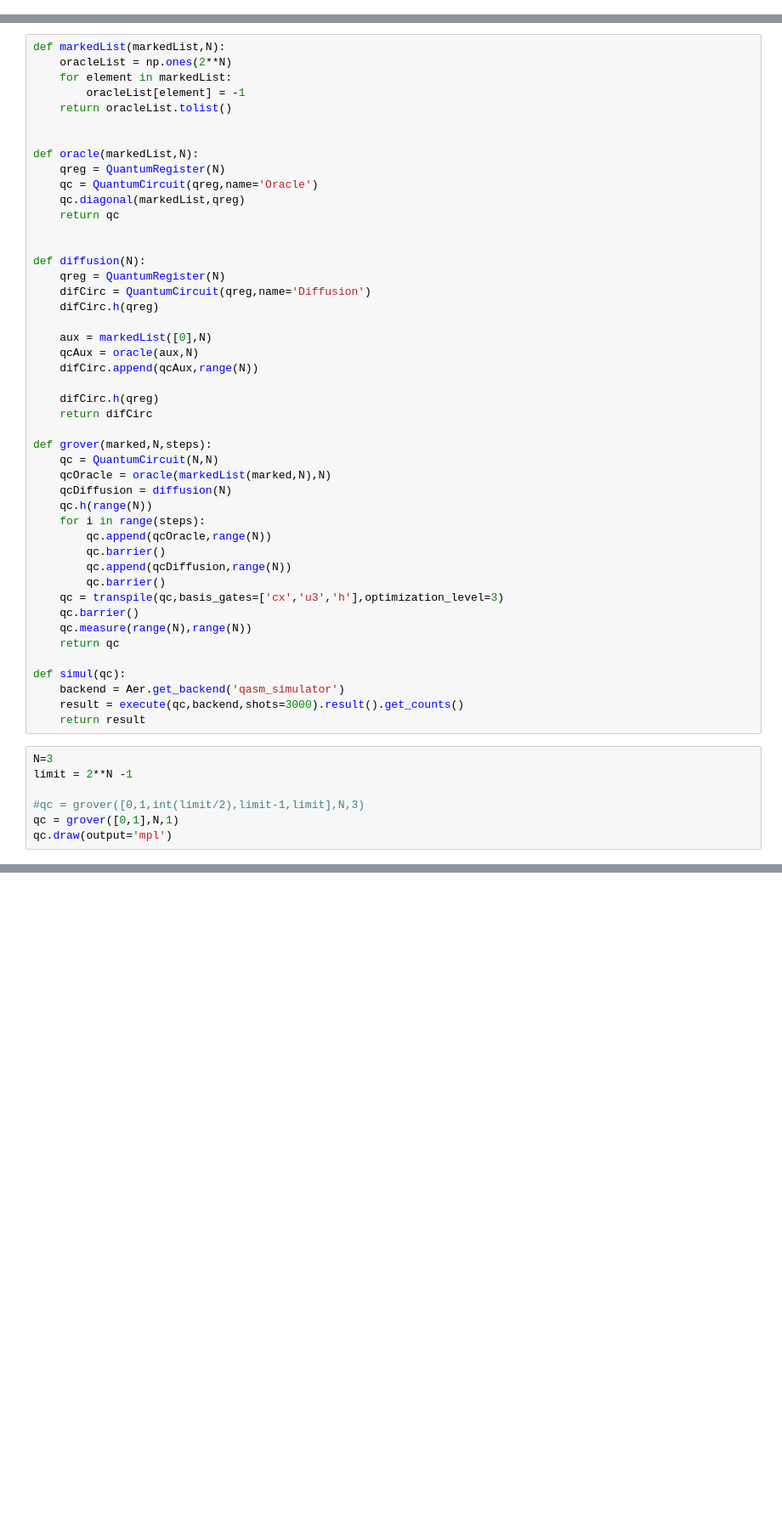
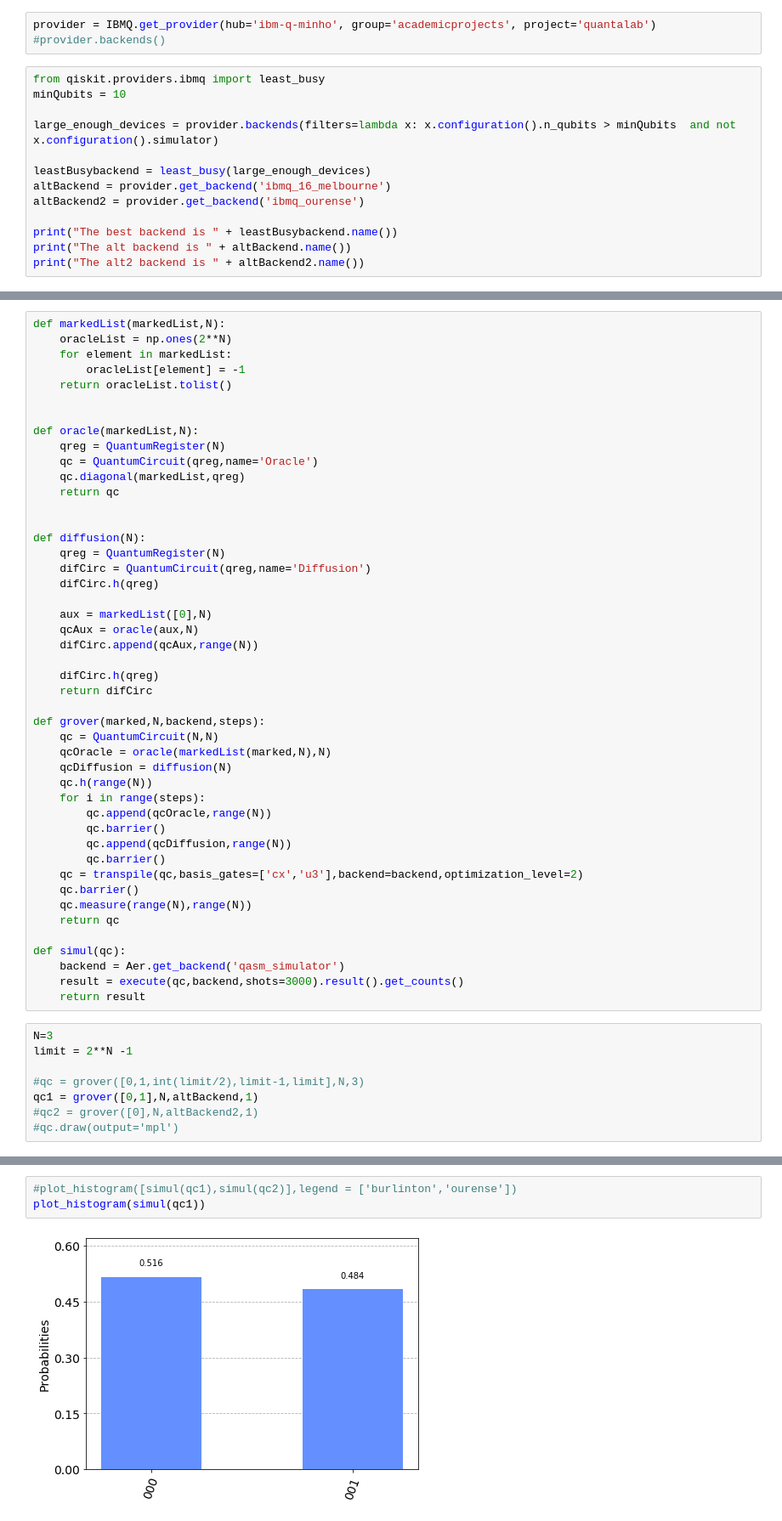
Before and after one commit to JaimePSantos/Dissertation-Tex-Code, a Jupyter notebook: Coding/Qiskit/Search/Grover.ipynb, the cells around one changed output, grey strips where cells are left out. Shown at 85% size. Drawn from its saved outputs; the diff is of its cells as text; blank space fills up the shorter version.

```diff
--- a/Coding/Qiskit/Search/Grover.ipynb
+++ b/Coding/Qiskit/Search/Grover.ipynb
@@ -8,0 +29,16 @@ from qiskit.tools.monitor import job_monitor
+# %%
+provider = IBMQ.get_provider(hub='ibm-q-minho', group='academicprojects', project='quantalab')
+#provider.backends()
+# %%
+from qiskit.providers.ibmq import least_busy
+minQubits = 10
+
+large_enough_devices = provider.backends(filters=lambda x: x.configuration().n_qubits > minQubits  and not x.configuration().simulator)
+
+leastBusybackend = least_busy(large_enough_devices)
+altBackend = provider.get_backend('ibmq_16_melbourne')
+altBackend2 = provider.get_backend('ibmq_ourense')
+
+print("The best backend is " + leastBusybackend.name())
+print("The alt backend is " + altBackend.name())
+print("The alt2 backend is " + altBackend2.name())
@@ -33,7 +73,7 @@ def diffusion(N):
     difCirc.h(qreg)
     return difCirc
 
-def grover(marked,N,steps):
+def grover(marked,N,backend,steps):
     qc = QuantumCircuit(N,N)
     qcOracle = oracle(markedList(marked,N),N)
     qcDiffusion = diffusion(N)
@@ -43,7 +83,7 @@ def grover(marked,N,steps):
         qc.barrier()
         qc.append(qcDiffusion,range(N))
         qc.barrier()
-    qc = transpile(qc,basis_gates=['cx','u3','h'],optimization_level=3)
+    qc = transpile(qc,basis_gates=['cx','u3'],backend=backend,optimization_level=2)
     qc.barrier()
     qc.measure(range(N),range(N))
     return qc
@@ -57,5 +97,6 @@ N=3
 limit = 2**N -1
 
 #qc = grover([0,1,int(limit/2),limit-1,limit],N,3)
-qc = grover([0,1],N,1)
-qc.draw(output='mpl')
+qc1 = grover([0,1],N,altBackend,1)
+#qc2 = grover([0],N,altBackend2,1)
+#qc.draw(output='mpl')
@@ -78,0 +103,5 @@ for key in result_counts:
+# %%
+#plot_histogram([simul(qc1),simul(qc2)],legend = ['burlinton','ourense'])
+plot_histogram(simul(qc1))
+# %% [output]
+[figure, added]
```
Also changed, not shown: parts of 15 cells of this notebook, 2 other files.
